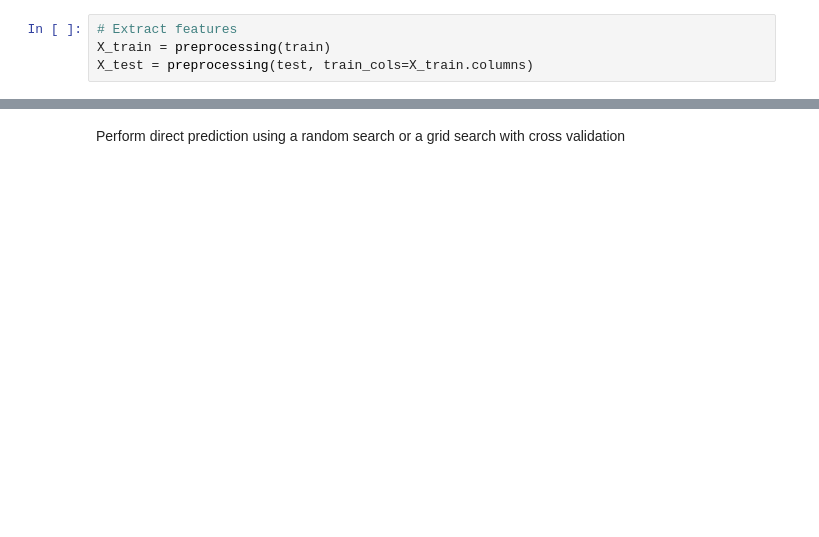
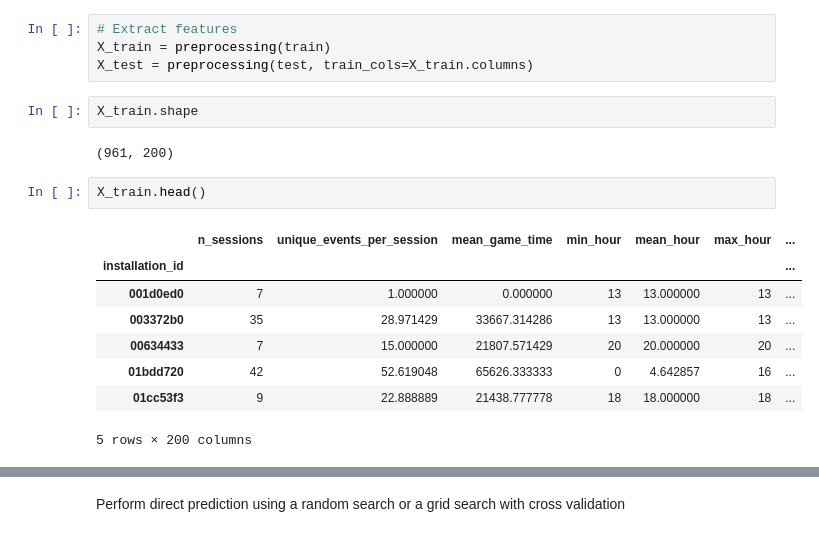
Before and after one commit to Mdjosephe/child-assessment-prediction, a Jupyter notebook: Childstein_starting_kit.ipynb, the cells around one changed output, grey strips where cells are left out. Cells and saved outputs as stored; diff of their text form; blank space fills up the shorter version.

```diff
--- a/Childstein_starting_kit.ipynb
+++ b/Childstein_starting_kit.ipynb
@@ -573,3 +601,18 @@ All the features above as one can notice are numerical variables except for the
 # Extract features
 X_train = preprocessing(train)
 X_test = preprocessing(test, train_cols=X_train.columns)
+# %%
+X_train.shape
+# %% [output]
+(961, 200)
+# %%
+X_train.head()
+# %% [output]
+|  | n_sessions | unique_events_per_session | mean_game_time | min_hour | mean_hour | max_hour | ... |
+| installation_id |  |  |  |  |  |  | ... |
+| 001d0ed0 | 7 | 1.000000 | 0.000000 | 13 | 13.000000 | 13 | ... |
+| 003372b0 | 35 | 28.971429 | 33667.314286 | 13 | 13.000000 | 13 | ... |
+| 00634433 | 7 | 15.000000 | 21807.571429 | 20 | 20.000000 | 20 | ... |
+| 01bdd720 | 42 | 52.619048 | 65626.333333 | 0 | 4.642857 | 16 | ... |
+| 01cc53f3 | 9 | 22.888889 | 21438.777778 | 18 | 18.000000 | 18 | ... |
+5 rows × 200 columns
```
Also changed, not shown: parts of 69 cells of this notebook.
